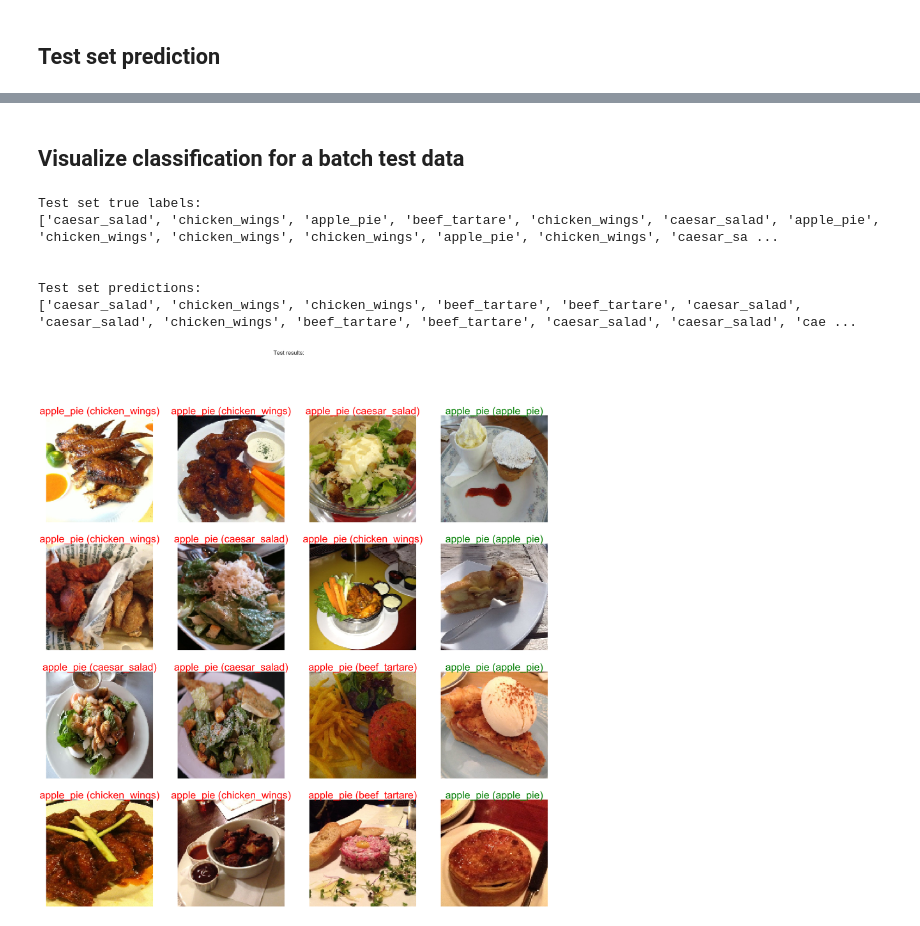
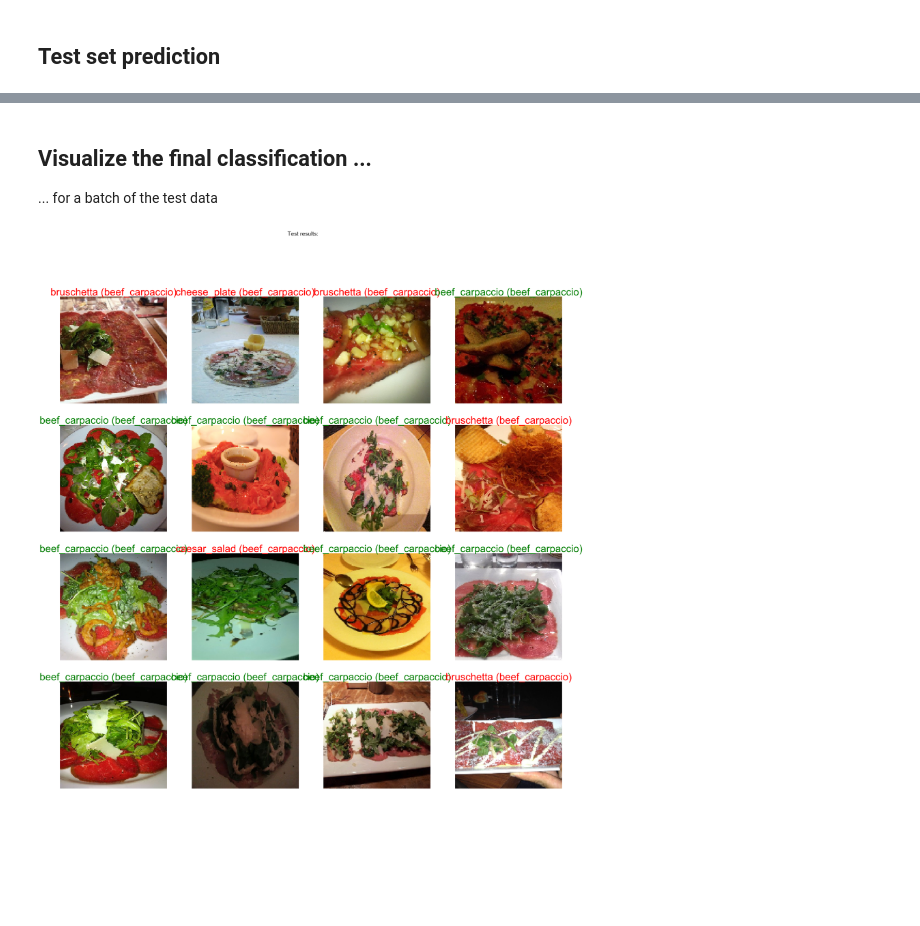
Before and after one commit to jmetzz/ml-laboratory, a Jupyter notebook: notebooks/cases/food-101/multi-class-food.ipynb, the cells around one changed output, grey strips where cells are left out. Cells and saved outputs as stored; diff of their text form; code cells hidden in the pictures; blank space fills up the shorter version.

```diff
--- a/notebooks/cases/food-101/multi-class-food.ipynb
+++ b/notebooks/cases/food-101/multi-class-food.ipynb
@@ -481,24 +621,11 @@ plt.show()
 # %% [markdown]
-## Visualize classification for a batch test data
+## Visualize the final classification ...
+
+... for a batch of the test data
-# %%
-test_set, y = test_generator.next()
-y_hat = model.predict(test_set).argmax(axis=-1)
-
-labels = [dataset_labels[c.argmax(axis=-1)] for c in y]
-predictions = [dataset_labels[c] for c in y_hat]
-
-print("Test set true labels:")
-print(labels)
-
-print("\n\nTest set predictions:")
-print(predictions)
-
-visualize_model_predictions(model, dataset_labels, test_set, y, y_hat, 'Test')
-# %% [output]
-Test set true labels:
-['caesar_salad', 'chicken_wings', 'apple_pie', 'beef_tartare', 'chicken_wings', 'caesar_salad', 'apple_pie', 'chicken_wings', 'chicken_wings', 'chicken_wings', 'apple_pie', 'chicken_wings', 'caesar_sa ...
-
-
-Test set predictions:
-['caesar_salad', 'chicken_wings', 'chicken_wings', 'beef_tartare', 'beef_tartare', 'caesar_salad', 'caesar_salad', 'chicken_wings', 'beef_tartare', 'beef_tartare', 'caesar_salad', 'caesar_salad', 'cae ...
-[figure, removed]
+# %%
+test_generator.reset
+X, y = test_generator.next()
+y_hat = model.predict(X)#.argmax(axis=-1)
+visualize_model_predictions(X, y, y_hat, dataset_labels, 'Test')
+# %% [output]
+[figure, added]
```
Also changed, not shown: parts of 14 cells of this notebook, 3 other files.
